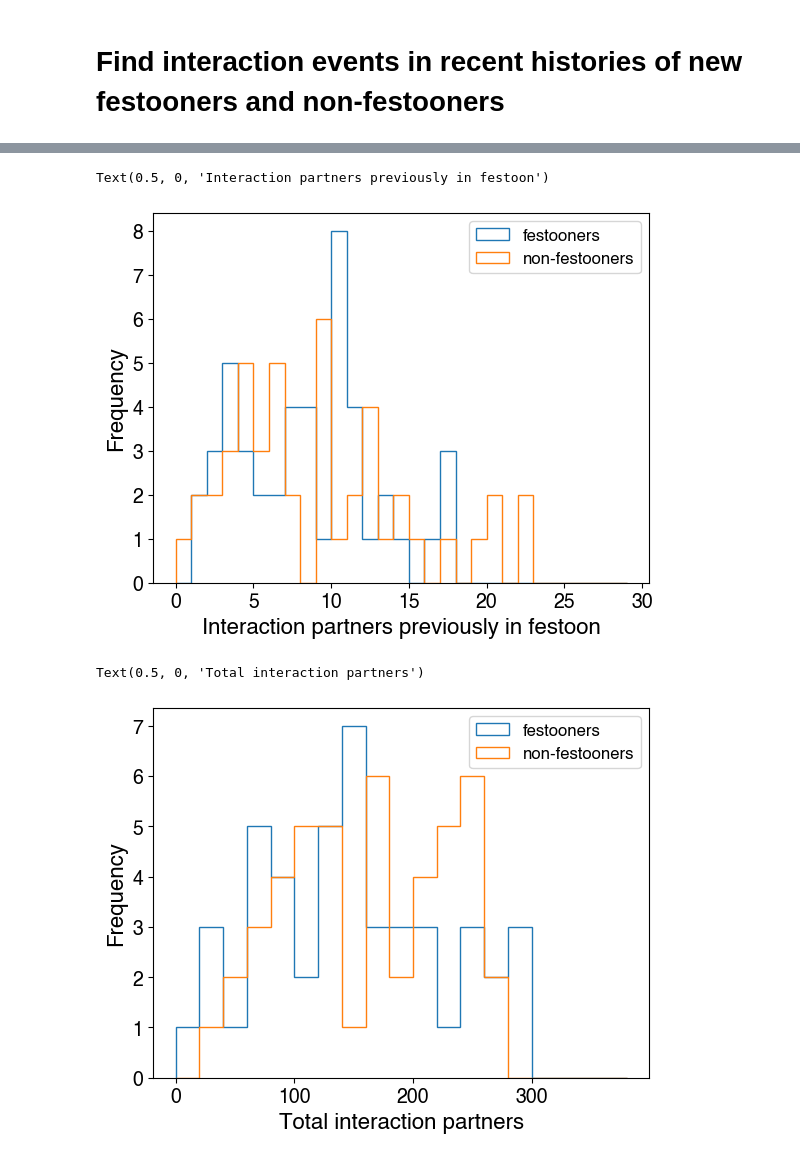
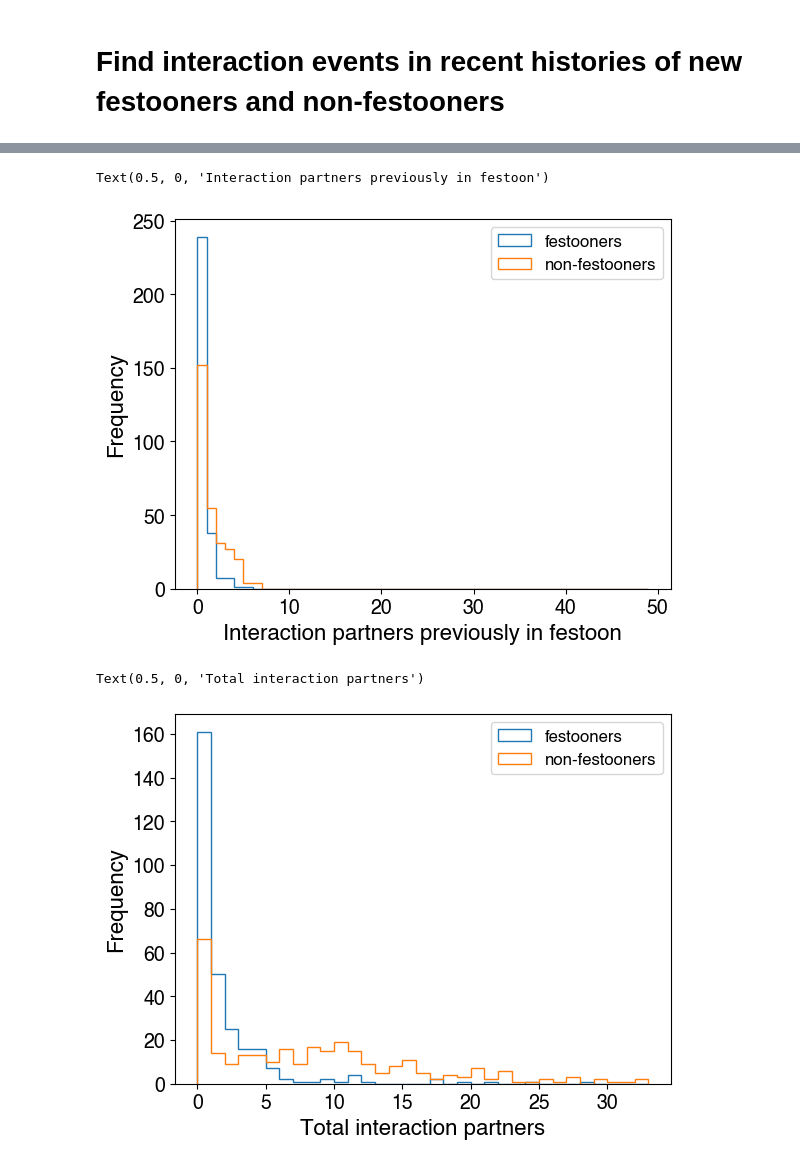
Before and after one commit to Collective-Logic-Lab/honey-bee-behavior, a Jupyter notebook: preliminary-analysis-2024-comb-building.ipynb, the cells around one changed output, grey strips where cells are left out. Drawn from its saved outputs; the diff is of its cells as text; code cells hidden in the pictures.

```diff
--- a/preliminary-analysis-2024-comb-building.ipynb
+++ b/preliminary-analysis-2024-comb-building.ipynb
@@ -35,7 +36,7 @@ bd.year
 # %% [markdown]
 The days with festoons are roughly (1) between day 4 and 20 and (2) between day 46 and 65
 # %%
-days_to_load = np.arange(4,10)
+days_to_load = np.arange(0,10)
 # %% [markdown]
 ## Load 5-minute behavioral data
 # %% [markdown]
@@ -549,7 +567,7 @@ df_first_festoon_bouts.index.name = 'Bee id'
 # %% [markdown]
 ## restrict to specified time window
 # %%
-minTimeDays = 4.5  # start of time window in days
+minTimeDays = 4.6 #4.5  # start of time window in days
 deltaTimeHours = 2 # duration of time window in hours
 
 # time conversions
@@ -558,6 +576,8 @@ dayStartTime = timediv_to_datetime(daynum,0,divisions_per_day)
 minTime = dayStartTime + dt.timedelta(days=minTimeDays-daynum)
 maxTime = minTime + dt.timedelta(hours=deltaTimeHours)
 maxTimeDays = datetime_to_daynum(maxTime) + seconds_past_midnight(maxTime)/(24*60*60)
+minTime_frame = datetime_to_framenum(minTime)
+maxTime_frame = datetime_to_framenum(maxTime)
 
 # calculate restricted dataframes
 dfFiveMinute_windowed = dfFiveMinute[(dfFiveMinute['Time (days)'] > minTimeDays) & (dfFiveMinute['Time (days)'] < maxTimeDays)]
@@ -565,6 +585,7 @@ df_non_cut_bouts_windowed = df_non_cut_bouts[(df_non_cut_bouts['Bout start'] > m
 df_non_cut_bout_starts_windowed = df_non_cut_bouts_windowed[df_non_cut_bouts_windowed['Bout state']==1]
 df_first_festoon_bouts_windowed = df_first_festoon_bouts[(df_first_festoon_bouts['Bout start'] > minTime) & \
                                                          (df_first_festoon_bouts['Bout start'] < maxTime) ]
+dfTraj_windowed = dfTraj[(dfTraj['daynum']==daynum) & (dfTraj['framenum'] < maxTime_frame) & (dfTraj['framenum'] > minTime_frame)]
 
 print("Restricting to time window starting at {} and ending at {}.".format(minTime,maxTime))
 print()
@@ -652,5 +669,5 @@ Of these, 1267 are 'non-festoon' bees.
 # %%
-delta_t = 60 #30 # minutes --- number of minutes to look at before the start of joining the festoon
+delta_t = 2 #30 #60 #30 # minutes --- number of minutes to look at before the start of joining the festoon
 distance_thresh = 100 #50 # pixels (80 pixels / cm)
 
 # we will define "non-festoon" bees as those that have trajectory data but do not festoon until after
@@ -672,6 +689,8 @@ random.seed(12345)
 
 interaction_data = []
 interaction_data_nonfestoon = []
+speed_data = []
+speed_data_nonfestoon = []
 for beeID in tqdm(df_first_festoon_bouts_windowed.index):
 
     # look at the first festoon bout for this bee
@@ -689,13 +708,28 @@ for beeID in tqdm(df_first_festoon_bouts_windowed.index):
     # pick a random non-festooning bee
     nonfestoon_beeID = random.choice(bee_ids_windowed_nonfestoon)
 
-    # find and record numbers of interaction partners for the non-festooning bee
+    # find numbers of interaction partners for the non-festooning bee
     partners_nonfestoon,festoon_partners_nonfestoon = interaction_partners(dfTraj,nonfestoon_beeID,bout_start,delta_t,
                                                       distance_thresh,df_first_festoon_bouts)
     interaction_data_nonfestoon.append([ nonfestoon_beeID, len(partners_nonfestoon), len(festoon_partners_nonfestoon) ])
 
+    # find speed data for festooning and non-festooning bee
+    history = history_trajectory(dfTraj,beeID,bout_start,delta_t)
+    history_nonfestoon = history_trajectory(dfTraj,nonfestoon_beeID,bout_start,delta_t)
+    add_speed_data(history)
+    add_speed_data(history_nonfestoon)
+    speeds = history['speed (cm/s)']
+    speeds_nonfestoon = history_nonfestoon['speed (cm/s)']
+    speed_data.append([ beeID, np.mean(speeds), np.max(speeds) ])
+    speed_data_nonfestoon.append([ nonfestoon_beeID, np.mean(speeds_nonfestoon), np.max(speeds_nonfestoon) ])
+
+
 cols = ['bee ID','interaction partners','interaction partners previously in festoon']
 df_interaction_data = pd.DataFrame(interaction_data,columns=cols)
 df_interaction_data_nonfestoon = pd.DataFrame(interaction_data_nonfestoon,columns=cols)
+
+speed_cols = ['bee ID','avg speed (cm/s)','max speed (cm/s)']
+df_speed_data = pd.DataFrame(speed_data,columns=speed_cols)
+df_speed_data_nonfestoon = pd.DataFrame(speed_data_nonfestoon,columns=speed_cols)
 # %% [output]
 There are 1547 bees with data in the given time window.
@@ -708,21 +737,21 @@ Of these, 5 festooned before bee 117 started.
 # %%
-bins = range(30)
+bins = range(50)
 df_interaction_data['interaction partners previously in festoon'].plot.hist(bins=bins,histtype='step',
                                                                             label='festooners')
 df_interaction_data_nonfestoon['interaction partners previously in festoon'].plot.hist(bins=bins,histtype='step',
                                                                                        label='non-festooners')
 plt.legend()
 plt.xlabel('Interaction partners previously in festoon')
 # %% [output]
 Text(0.5, 0, 'Interaction partners previously in festoon')
-[figure, old version]
+[figure, new version]
 # %%
-bins = range(0,400,20)
+bins = range(0,max(df_interaction_data_nonfestoon['interaction partners']),1)
 df_interaction_data['interaction partners'].plot.hist(bins=bins,histtype='step',label='festooners')
 df_interaction_data_nonfestoon['interaction partners'].plot.hist(bins=bins,histtype='step',label='non-festooners')
 plt.legend()
 plt.xlabel('Total interaction partners')
 # %% [output]
 Text(0.5, 0, 'Total interaction partners')
-[figure, old version]
+[figure, new version]
 # %%
```
Also changed, not shown: parts of 26 cells of this notebook.
